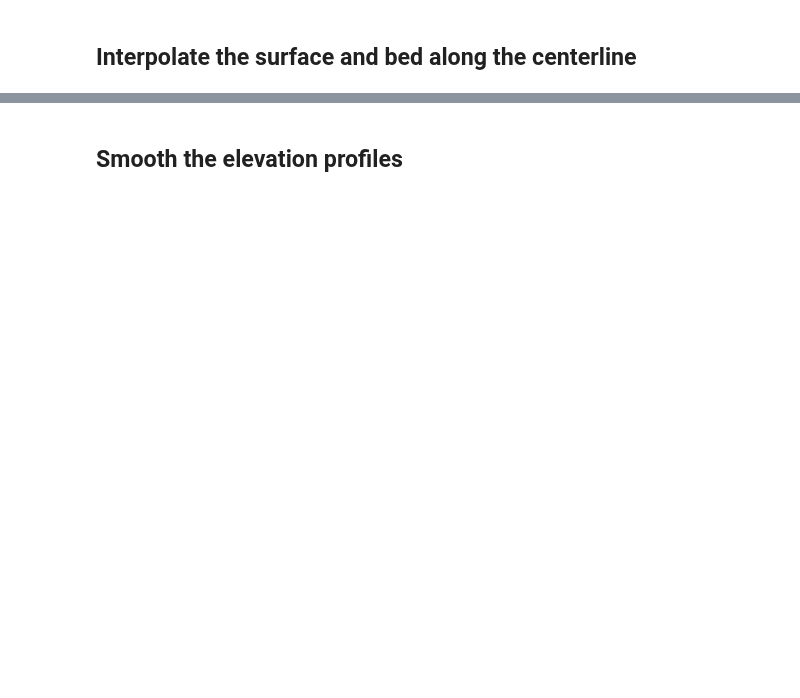
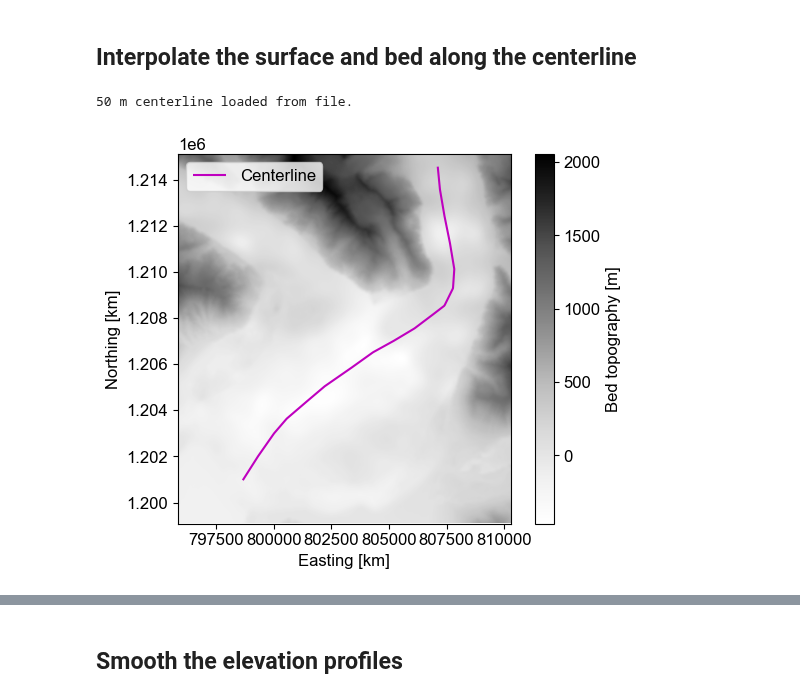
Before and after one commit to pohlan/Hubbard2024, a Jupyter notebook: dems/centerline_surface_elevation_timeseries.ipynb, the cells around one changed output, grey strips where cells are left out. Saved outputs shown, nothing was run; the diff lists cells and outputs as text; code cells hidden in the pictures; blank space fills up the shorter version.

Commit message:
tinkering with elevation figures

```diff
--- a/dems/centerline_surface_elevation_timeseries.ipynb
+++ b/dems/centerline_surface_elevation_timeseries.ipynb
@@ -61,12 +63,16 @@ plt.show()
 # %% [markdown]
 ## Interpolate the surface and bed along the centerline
 # %%
-def increase_linestring_resolution(line, distance=50):
-    # calculate initial distance vector
+def create_distance_vector(line):
     x, y = line.coords.xy[0], line.coords.xy[1]
     line_dist = np.zeros(len(line.coords.xy[0]))
     for i in range(1, len(line.coords.xy[0])):
         line_dist[i] = np.sqrt((x[i]-x[i-1])**2 + (y[i]-y[i-1])**2) + line_dist[i-1]
+    return line_dist
+
+def increase_linestring_resolution(line, distance=50):
+    # create initial distance vector
+    line_dist = create_distance_vector(line)
 
     # create new line distance vector
     new_line_dist = np.arange(0, np.nanmax(line_dist), step=distance)
@@ -81,29 +87,44 @@ def increase_linestring_resolution(line, distance=50):
 
     return new_line, new_line_dist
 # %%
-# load centerline
-cl_path = os.path.join(data_path, 'velocity', 'center.gpkg')
-cl = gpd.read_file(cl_path)
-# Reproject to Alaska Albers
-cl = cl.to_crs('EPSG:3338')
-# Increase spatial resolution
-new_geom, cl_dist = increase_linestring_resolution(cl.geometry[0])
-cl['geometry'] = [new_geom]
-# Create distance along centerline vector
-cl_x, cl_y = cl.geometry[0].coords.xy[0], cl.geometry[0].coords.xy[1]
+# -----Load centerline
+# Check if resampled centerline already exists in file
+cl_resamp_fn = os.path.join(data_path, 'velocity', 'center_50m.gpkg')
+if os.path.exists(cl_resamp_fn):
+    cl_resamp = gpd.read_file(cl_resamp_fn)
+    cl_dist = create_distance_vector(cl_resamp.geometry[0])
+    print('50 m centerline loaded from file.')
+else:
+    # load centerline
+    cl_path = os.path.join(data_path, 'velocity', 'center.gpkg')
+    cl = gpd.read_file(cl_path)
+    # Reproject to Alaska Albers
+    cl = cl.to_crs('EPSG:3338')
+    # Increase spatial resolution
+    new_geom, cl_dist = increase_linestring_resolution(cl.geometry[0])
+    cl_resamp = cl.copy()
+    cl_resamp['geometry'] = [new_geom]
+    # Save to file
+    cl_resamp.to_file(cl_resamp_fn)
+    print('50 m centerline saved to file:', cl_resamp_fn)
+
 # Sample bed data along centerline
 cl_bed = [bed.sel(x=x, y=y, method='nearest').data[0] for x, y in zip(cl_x, cl_y)]
+
 # Plot
 fig, ax = plt.subplots()
 bed_im = ax.imshow(bed.data[0], cmap='Greys',
                       extent=(np.min(bed.x.data), np.max(bed.x.data),
                               np.min(bed.y.data), np.max(bed.y.data)))
 ax.set_xlabel('Easting [km]')
 ax.set_ylabel('Northing [km]')
-cl.plot(ax=ax, color='m', label='Centerline')
+cl_resamp.plot(ax=ax, color='m', label='Centerline')
 ax.legend(loc='upper left')
 fig.colorbar(bed_im, ax=ax, label='Bed topography [m]')
 plt.show()
+# %% [output]
+50 m centerline loaded from file.
+[figure, added]
 # %%
 # -----Sample surface elevations from DEMs
 # Check if sampled elevations already exist in file
```
Also changed, not shown: parts of 8 cells of this notebook.
